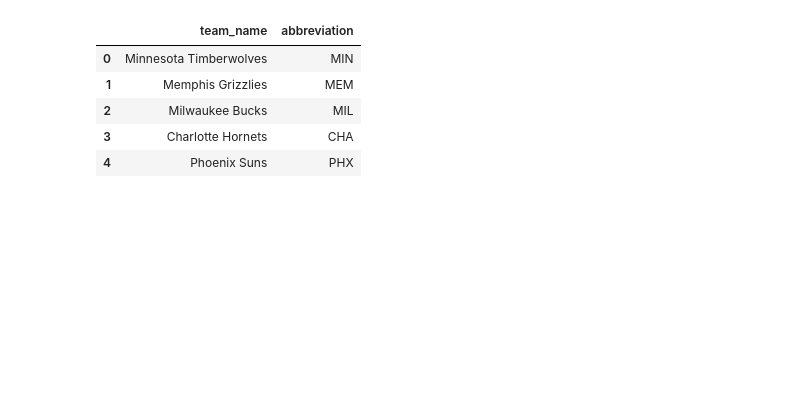
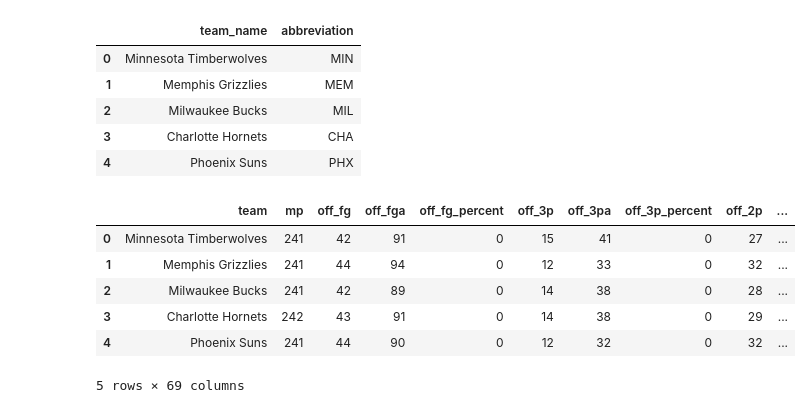
Before and after one commit to emeralddawns/NBA-Prediction-NN, a Jupyter notebook: nba_team_stats_cleaned.ipynb, the cells around one changed output. Drawn from its saved outputs; the diff is of its cells as text; code cells hidden in the pictures; blank space fills up the shorter version.

```diff
--- a/nba_team_stats_cleaned.ipynb
+++ b/nba_team_stats_cleaned.ipynb
@@ -201,0 +225,10 @@ pd.read_sql_query('select * from teams', con=engine).head()
+# %%
+pd.read_sql_query('select * from reg_season_stats', con=engine).head()
+# %% [output]
+|  | team | mp | off_fg | off_fga | off_fg_percent | off_3p | off_3pa | off_3p_percent | off_2p | ... |
+| 0 | Minnesota Timberwolves | 241 | 42 | 91 | 0 | 15 | 41 | 0 | 27 | ... |
+| 1 | Memphis Grizzlies | 241 | 44 | 94 | 0 | 12 | 33 | 0 | 32 | ... |
+| 2 | Milwaukee Bucks | 241 | 42 | 89 | 0 | 14 | 38 | 0 | 28 | ... |
+| 3 | Charlotte Hornets | 242 | 43 | 91 | 0 | 14 | 38 | 0 | 29 | ... |
+| 4 | Phoenix Suns | 241 | 44 | 90 | 0 | 12 | 32 | 0 | 32 | ... |
+5 rows × 69 columns
```
Also changed, not shown: parts of 7 cells of this notebook, 1 other file.
